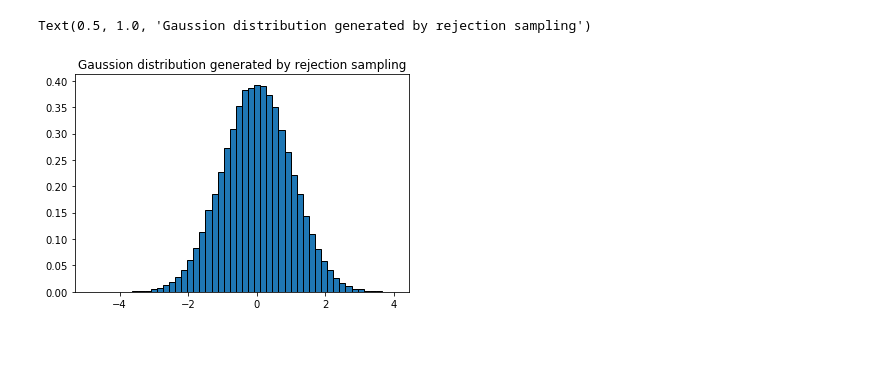
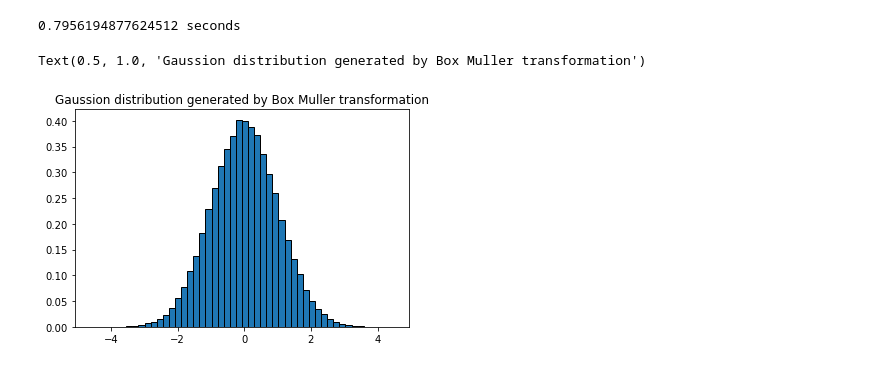
Before and after one commit to Jingogo/Solutions_Introdcution_to_Mobile_Robotics, a Jupyter notebook: solution_sheet5/solution5.ipynb, the cells around one changed output. Cells and saved outputs as stored; diff of their text form; code cells hidden in the pictures.

```diff
--- a/solution_sheet5/solution5.ipynb
+++ b/solution_sheet5/solution5.ipynb
@@ -30,22 +70,13 @@ Text(0.5, 1.0, 'Histogram of a gaussion distribution')
 # %%
-num_samples = 100000
-mean= 0
-std_dev = 1.0
-max_gaussion = gaussion(mean,mean,std_dev)
-samples =[]
-for i in range(num_samples+1):
-    y_sample = max_gaussion
-    y = 0
-    while( y<y_sample):
-      x_sample = np.random.uniform(-10,10)
-      y_sample = np.random.uniform(0, max_gaussion)
-      y = gaussion(x_sample,mean,std_dev)
-
-    samples.append(x_sample)
+# Box-Mullerstart_time = time.time()
+start_time = time.time()
+samples = [sample_gaussian_muller(mean, std_dev) for i in range(num_samples+1)]
+print(time.time() - start_time, "seconds")
 
 plt.figure()
 n, bins, patchs = plt.hist(samples,bins = 50, density = True, edgecolor = 'black')
-plt.title("Gaussion distribution generated by rejection sampling")
+plt.title("Gaussion distribution generated by Box Muller transformation")
 # %% [output]
-Text(0.5, 1.0, 'Gaussion distribution generated by rejection sampling')
+0.7956194877624512 seconds
+Text(0.5, 1.0, 'Gaussion distribution generated by Box Muller transformation')
-[figure, old version]
+[figure, new version]
```
Also changed, not shown: parts of 5 cells of this notebook.
